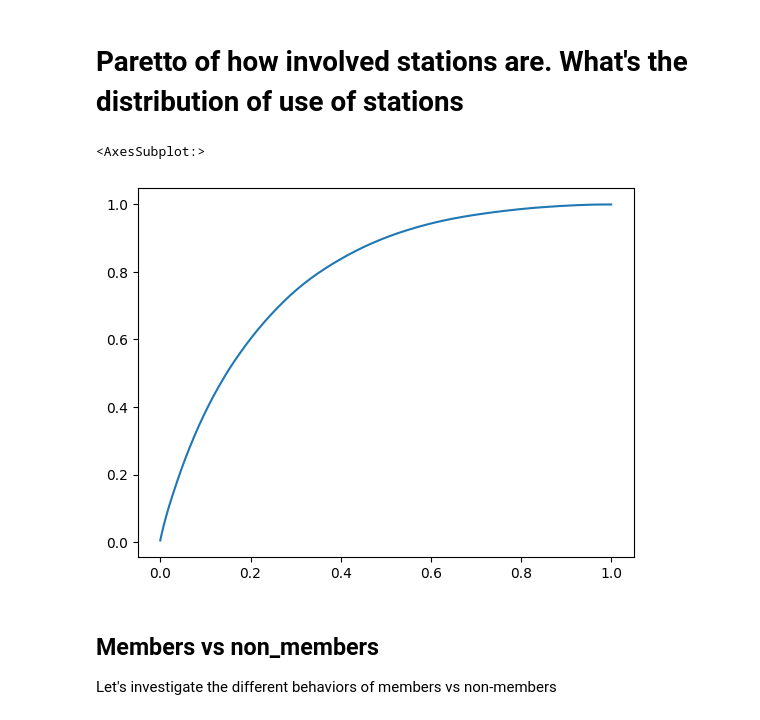
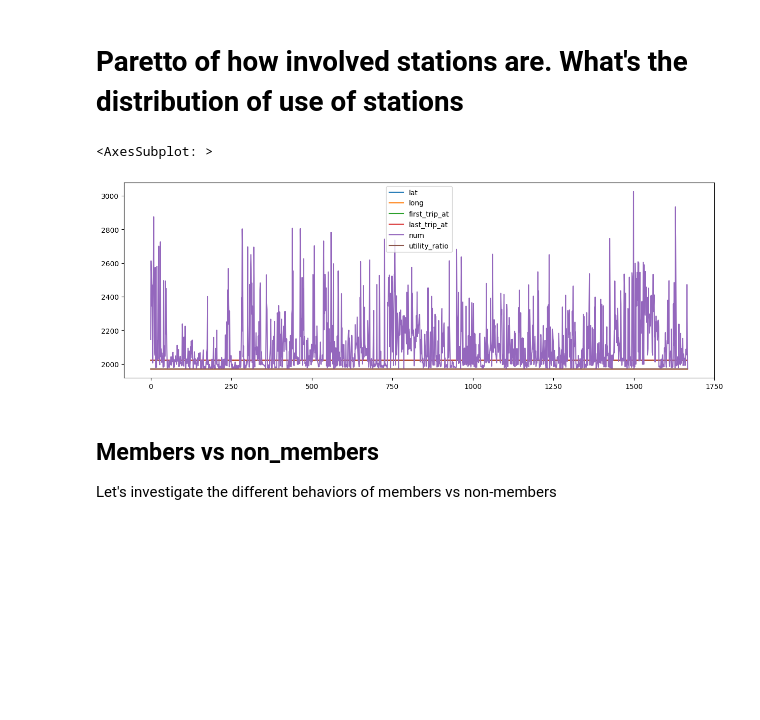
Before and after one commit to dseisun/citibike, a Jupyter notebook: analysis.ipynb, the cells around one changed output. Cells and saved outputs as stored; diff of their text form; code cells hidden in the pictures; blank space fills up the shorter version.

```diff
--- a/analysis.ipynb
+++ b/analysis.ipynb
@@ -347,10 +351,10 @@ group by 1,2,3,4,5""", engine)
 # %%
 df_involved_stations['utility_ratio'] = df_involved_stations['num'] / df_involved_stations['num'].sum()
 # %%
-df2.plot()
+df_involved_stations.plot()
 # %% [output]
-<AxesSubplot:>
+<AxesSubplot: >
-[figure, old version]
+[figure, new version]
 # %% [markdown]
 ## Members vs non_members
 Let's investigate the different behaviors of members vs non-members
```
Also changed, not shown: parts of 13 cells of this notebook.
